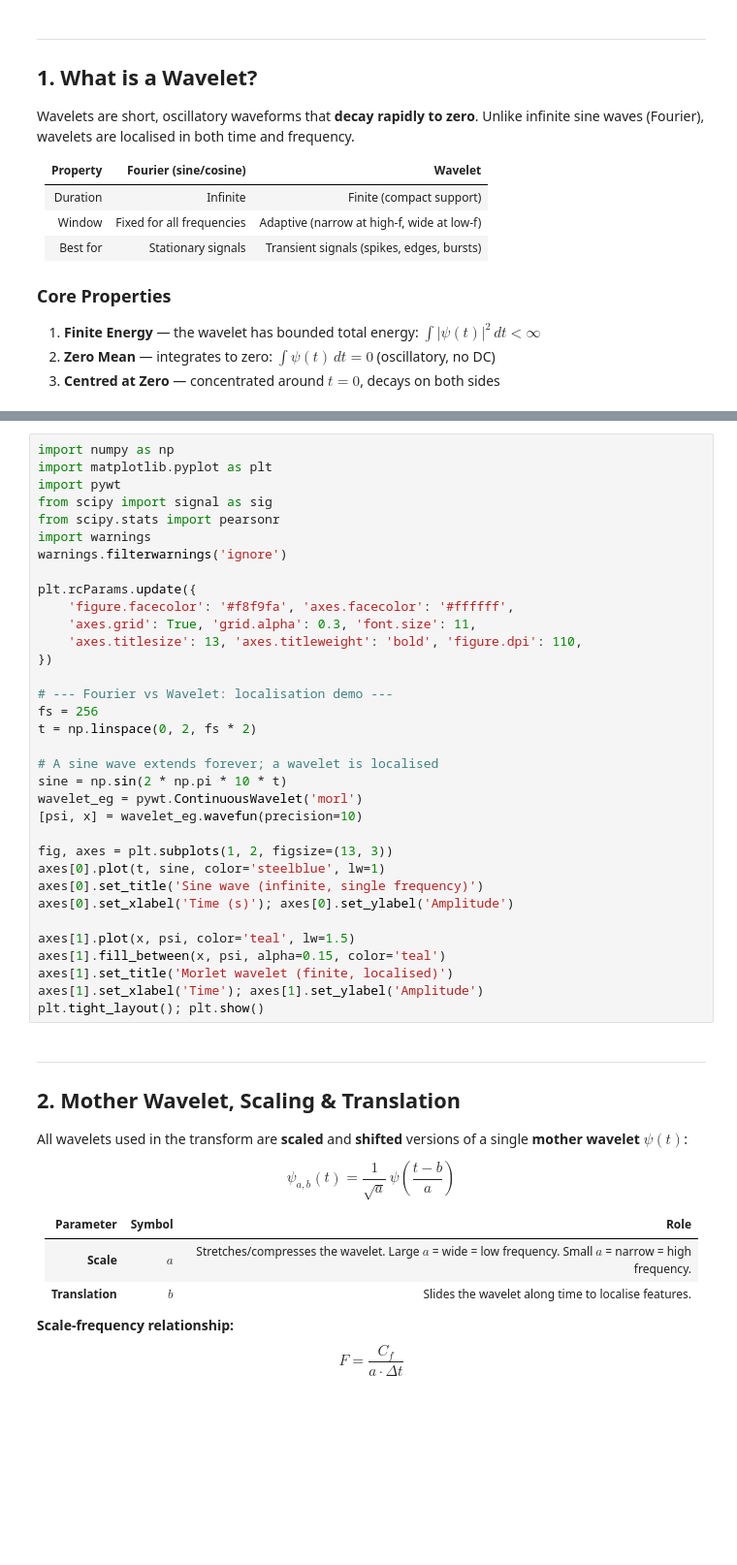
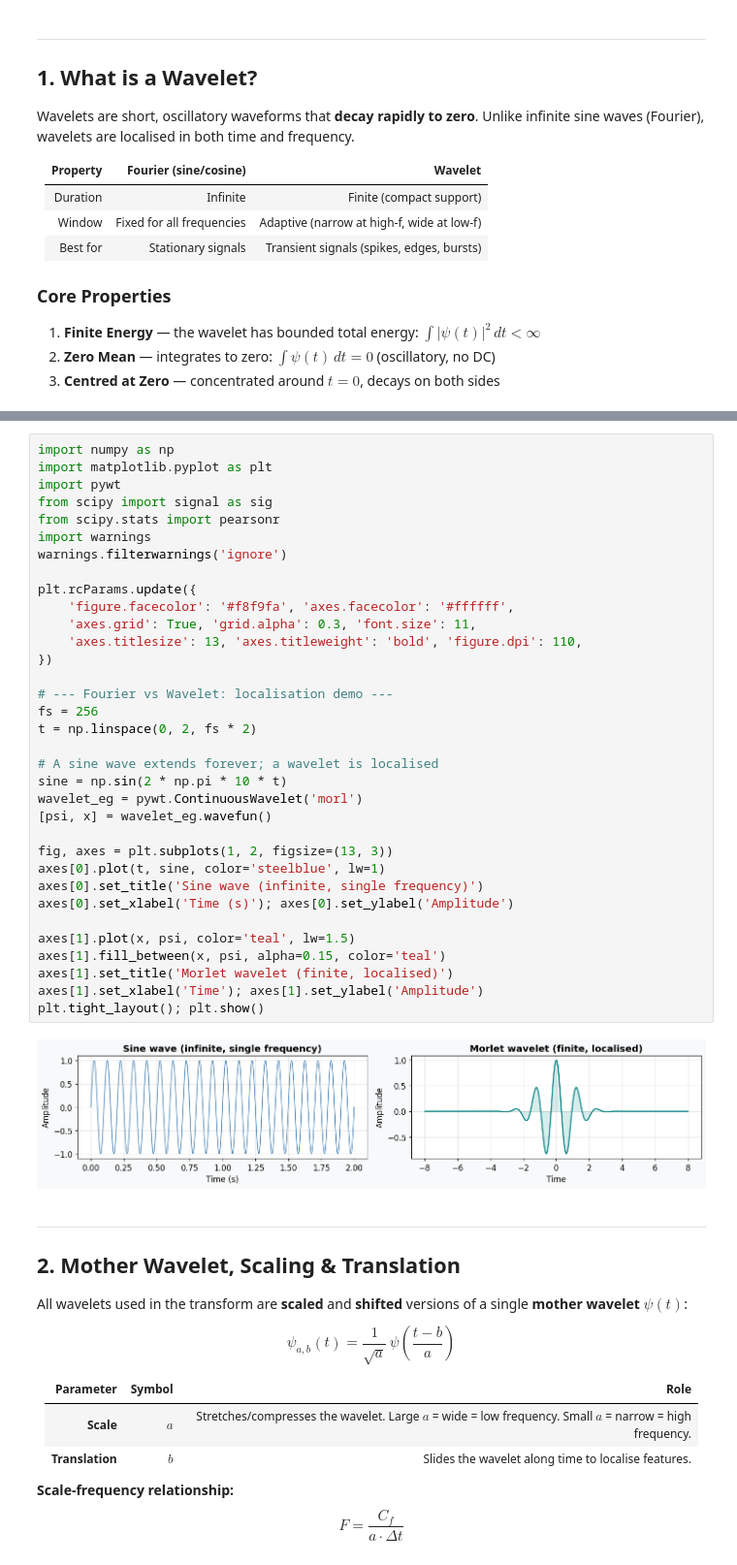
Before and after one commit to archigarg1234/eeg-notes, a Jupyter notebook: _sources/Wavelet_Transform.ipynb, the cells around one changed output, grey strips where cells are left out. Shown at 97% size. Saved outputs shown, nothing was run; the diff lists cells and outputs as text; blank space fills up the shorter version.

```diff
--- a/_sources/Wavelet_Transform.ipynb
+++ b/_sources/Wavelet_Transform.ipynb
@@ -24,34 +26,36 @@ import matplotlib.pyplot as plt
 import pywt
 from scipy import signal as sig
 from scipy.stats import pearsonr
 import warnings
 warnings.filterwarnings('ignore')
 
 plt.rcParams.update({
     'figure.facecolor': '#f8f9fa', 'axes.facecolor': '#ffffff',
     'axes.grid': True, 'grid.alpha': 0.3, 'font.size': 11,
     'axes.titlesize': 13, 'axes.titleweight': 'bold', 'figure.dpi': 110,
 })
 
 # --- Fourier vs Wavelet: localisation demo ---
 fs = 256
 t = np.linspace(0, 2, fs * 2)
 
 # A sine wave extends forever; a wavelet is localised
 sine = np.sin(2 * np.pi * 10 * t)
 wavelet_eg = pywt.ContinuousWavelet('morl')
-[psi, x] = wavelet_eg.wavefun(precision=10)
+[psi, x] = wavelet_eg.wavefun()
 
 fig, axes = plt.subplots(1, 2, figsize=(13, 3))
 axes[0].plot(t, sine, color='steelblue', lw=1)
 axes[0].set_title('Sine wave (infinite, single frequency)')
 axes[0].set_xlabel('Time (s)'); axes[0].set_ylabel('Amplitude')
 
 axes[1].plot(x, psi, color='teal', lw=1.5)
 axes[1].fill_between(x, psi, alpha=0.15, color='teal')
 axes[1].set_title('Morlet wavelet (finite, localised)')
 axes[1].set_xlabel('Time'); axes[1].set_ylabel('Amplitude')
 plt.tight_layout(); plt.show()
+# %% [output]
+[figure, added]
 # %% [markdown]
 ---
 ## 2. Mother Wavelet, Scaling & Translation
```
Also changed, not shown: parts of 18 cells of this notebook, 23 other files.
